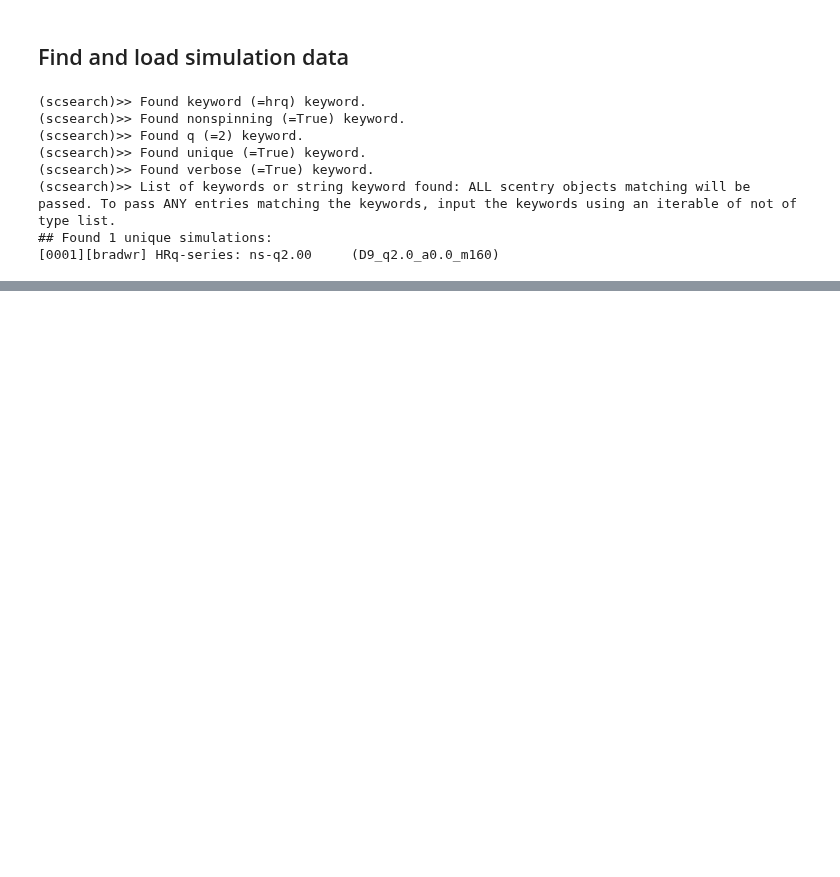
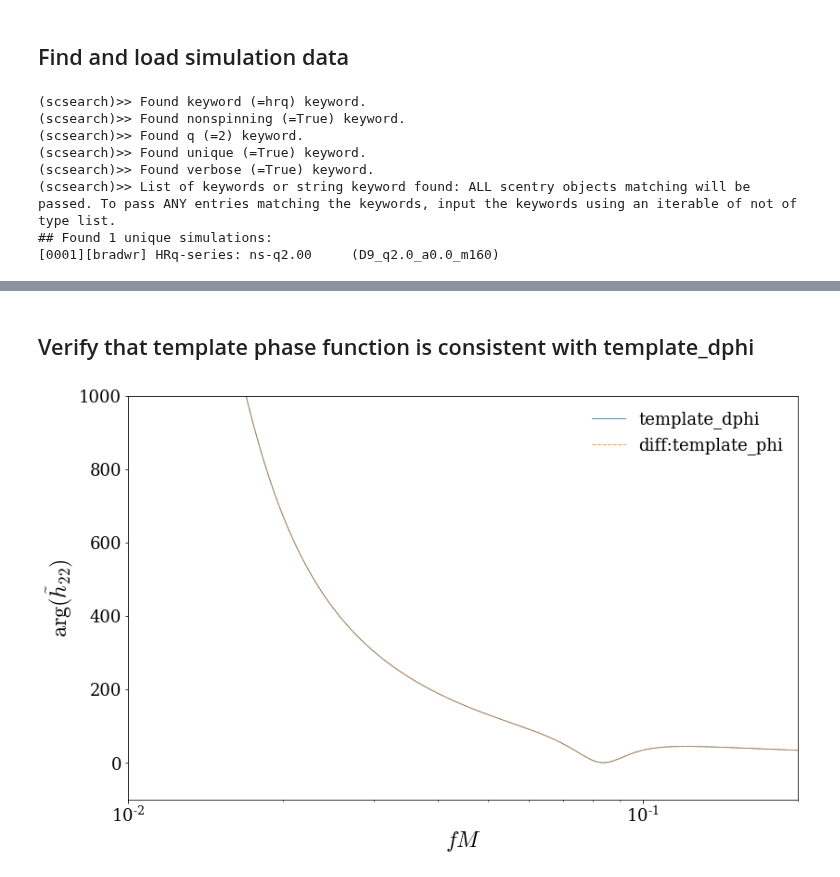
Before and after one commit to Cyberface/puck, a Jupyter notebook: ll/issues/1_import_PhenomD_fits.ipynb, the cells around one changed output, grey strips where cells are left out. Drawn from its saved outputs; the diff is of its cells as text; code cells hidden in the pictures; blank space fills up the shorter version.

```diff
--- a/ll/issues/1_import_PhenomD_fits.ipynb
+++ b/ll/issues/1_import_PhenomD_fits.ipynb
@@ -116,0 +140,20 @@ xlabel('$fM$');
+# %% [markdown]
+## Verify that template phase function is consistent with template_dphi
+# %%
+foo_phi = template_phi(f)
+test_dphi = spline_diff(f,foo_phi)
+# %%
+
+figure( figsize=2*figaspect(0.618) )
+
+plot( f, -(foo_dphi-max(foo_dphi)), label='template_dphi' )
+plot( f, -(test_dphi-max(test_dphi)),ls='--',label='diff:template_phi' )
+
+xscale('log')
+xlim( 1e-2,0.2 )
+ylim(-1e2,1e3)
+ylabel(r'$\arg(\tilde{h}_{22})$')
+legend()
+xlabel('$fM$');
+# %% [output]
+[figure, added]
```
Also changed, not shown: parts of 7 cells of this notebook, 2 other files.
